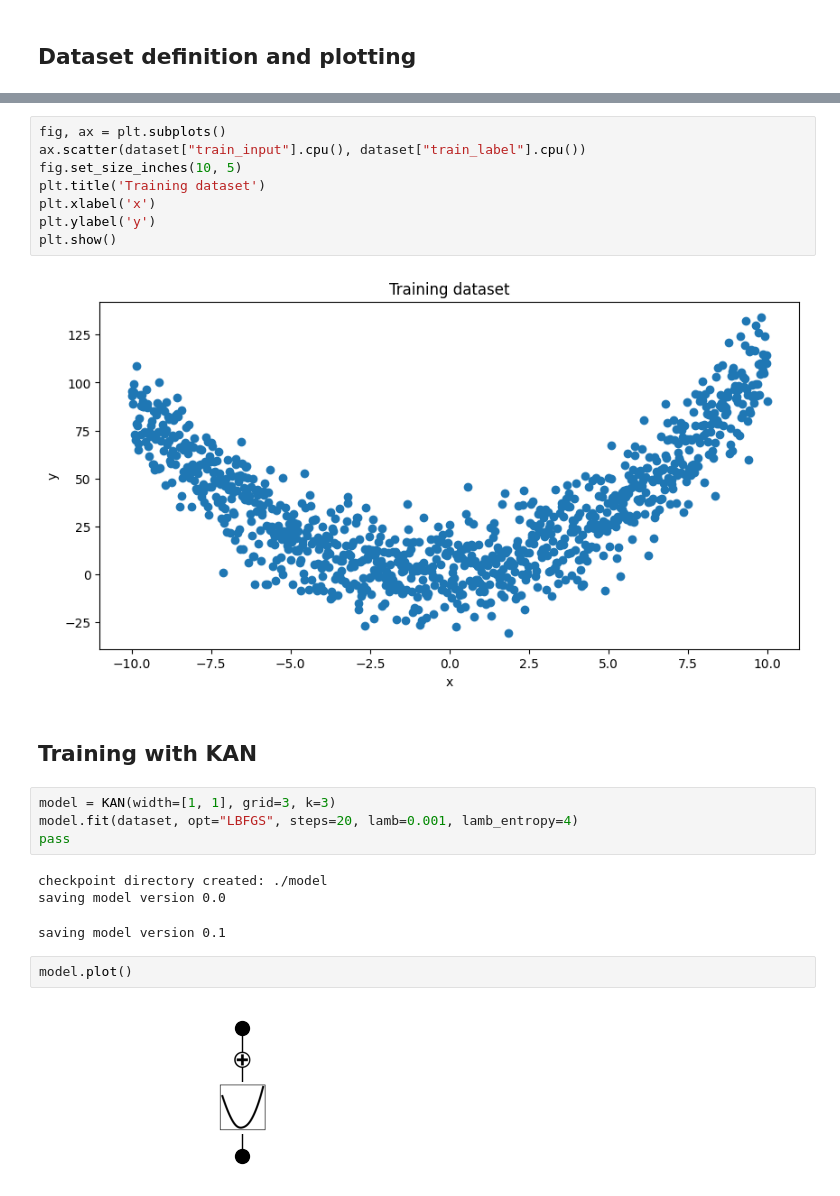
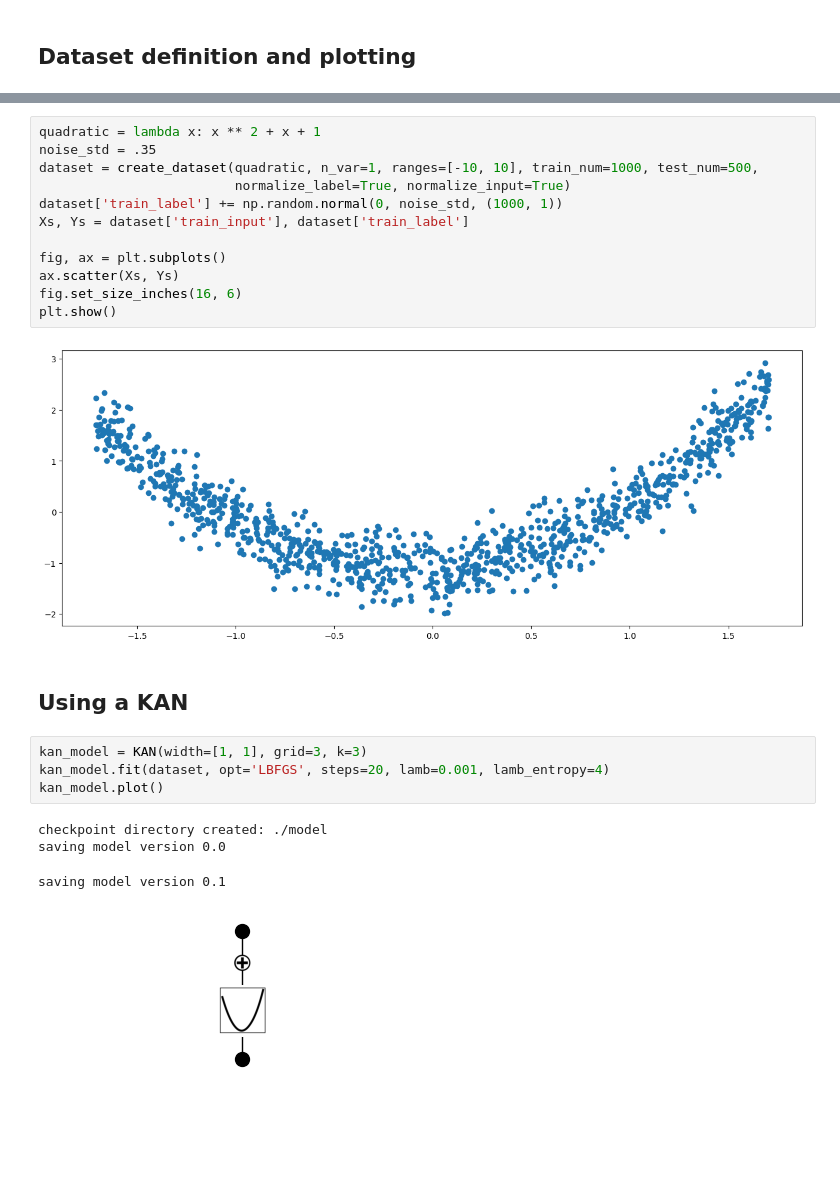
Before and after one commit to MrPio/KAN-Symbolic_Regression, a Jupyter notebook: Comparison_of_different_methods_for_SR.ipynb, the cells around one changed output, grey strips where cells are left out. Drawn from its saved outputs; the diff is of its cells as text; blank space fills up the shorter version.

```diff
--- a/Comparison_of_different_methods_for_SR.ipynb
+++ b/Comparison_of_different_methods_for_SR.ipynb
@@ -63,25 +26,26 @@ dataset = create_dataset(quadratic_function, n_var=1, ranges=[-10, 10], train_nu
-# %%
-fig, ax = plt.subplots()
-ax.scatter(dataset["train_input"].cpu(), dataset["train_label"].cpu())
-fig.set_size_inches(10, 5)
-plt.title('Training dataset')
-plt.xlabel('x')
-plt.ylabel('y')
-plt.show()
-# %% [output]
-[figure, removed]
+# %%
+quadratic = lambda x: x ** 2 + x + 1
+noise_std = .35
+dataset = create_dataset(quadratic, n_var=1, ranges=[-10, 10], train_num=1000, test_num=500,
+                         normalize_label=True, normalize_input=True)
+dataset['train_label'] += np.random.normal(0, noise_std, (1000, 1))
+Xs, Ys = dataset['train_input'], dataset['train_label']
+
+fig, ax = plt.subplots()
+ax.scatter(Xs, Ys)
+fig.set_size_inches(16, 6)
+plt.show()
+# %% [output]
+[figure, added]
 # %% [markdown]
-## Training with KAN
+## Using a KAN
 # %%
-model = KAN(width=[1, 1], grid=3, k=3)
-model.fit(dataset, opt="LBFGS", steps=20, lamb=0.001, lamb_entropy=4)
-pass
+kan_model = KAN(width=[1, 1], grid=3, k=3)
+kan_model.fit(dataset, opt='LBFGS', steps=20, lamb=0.001, lamb_entropy=4)
+kan_model.plot()
 # %% [output]
 checkpoint directory created: ./model
 saving model version 0.0
 saving model version 0.1
+[figure, added]
-# %%
-model.plot()
-# %% [output]
-[figure, removed]
 # %%
```
Also changed, not shown: parts of 25 cells of this notebook.
